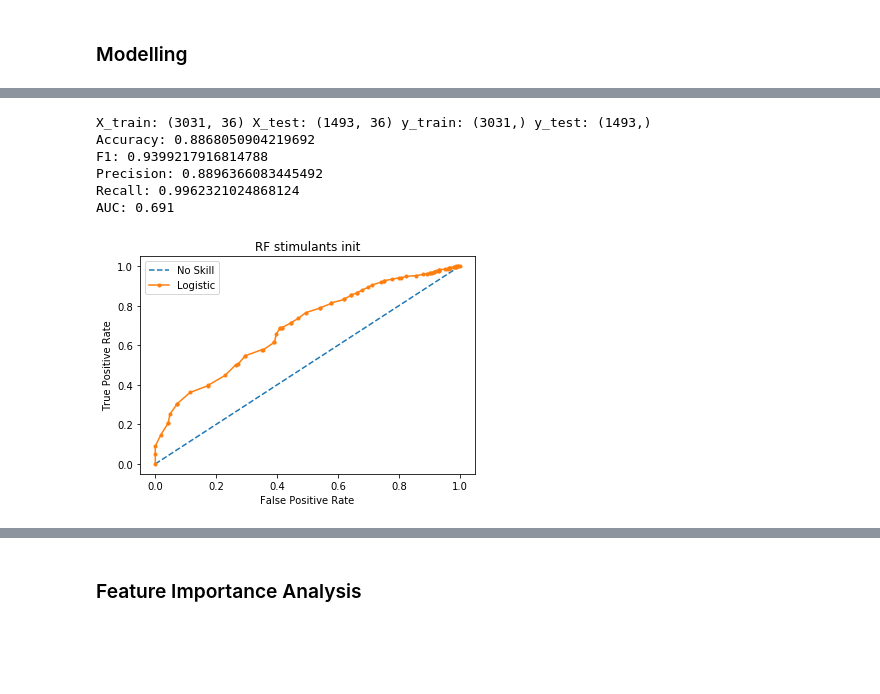
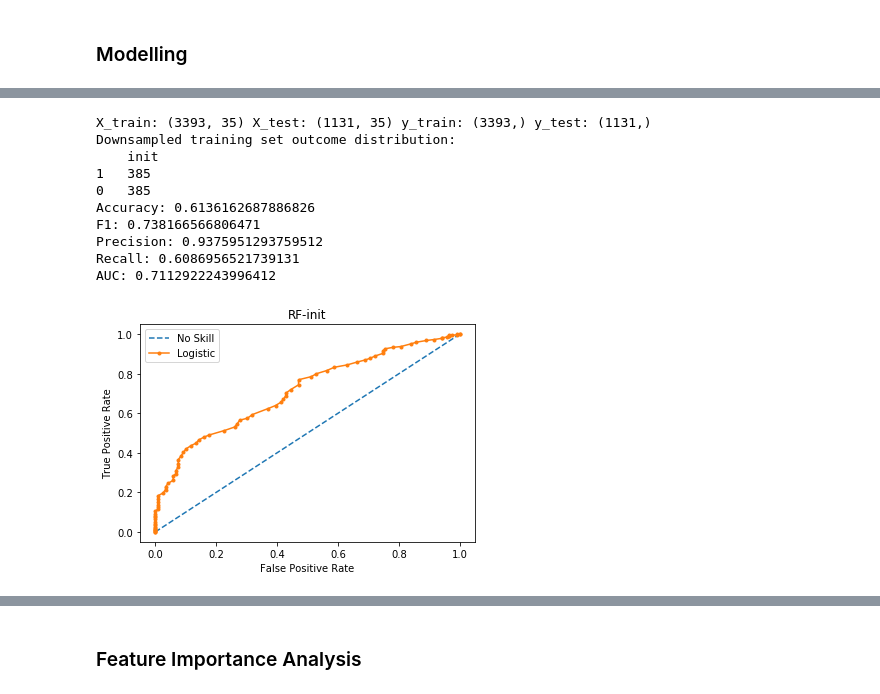
Before and after one commit to prathikr/Jordan-Prep, a Jupyter notebook: Jordan-Prep/mvp.ipynb, the cells around one changed output, grey strips where cells are left out. Drawn from its saved outputs; the diff is of its cells as text; code cells hidden in the pictures; blank space fills up the shorter version.

```diff
--- a/Jordan-Prep/mvp.ipynb
+++ b/Jordan-Prep/mvp.ipynb
@@ -156,11 +141,20 @@ stimulants_init = stimulants.drop(columns=['engage30'])
+# %%
+engage30 = df.drop(columns=['init'])
+init = df.drop(columns=['engage30'])
 # %%
-features_random_forest = list(opioids_engage30.columns)
+features_random_forest = list(engage30.columns)
 features_random_forest.remove('engage30')
 feature_importance_random_forest = pd.DataFrame({"feature": features_random_forest})
 feature_importance_random_forest = feature_importance_random_forest.set_index('feature')
 
 
-features_logistic_regression = list(get_logistic_regression_features(opioids_engage30).columns)
+features_logistic_regression = list(get_logistic_regression_features(engage30).columns)
 features_logistic_regression.remove('engage30')
 feature_importance_logistic_regression = pd.DataFrame({"feature": features_logistic_regression})
 feature_importance_logistic_regression = feature_importance_logistic_regression.set_index('feature')
+
+performance = []
+# %%
+feat_imp, perf_stats = run_model(RandomForestClassifier(), engage30, 'engage30')
+feature_importance_random_forest = feature_importance_random_forest.join(feat_imp)
+performance.append(perf_stats)
@@ -166,0 +173,6 @@ feature_importance_logistic_regression = feature_importance_logistic_regression.
+# %%
+engage30_logistic_regression = get_logistic_regression_features(engage30)
+
+feat_imp, perf_stats = run_model(LogisticRegression(max_iter=1000), engage30_logistic_regression, 'engage30')
+feature_importance_logistic_regression = feature_importance_logistic_regression.join(feat_imp)
+performance.append(perf_stats)
@@ -167,12 +191,17 @@ feature_importance_logistic_regression = feature_importance_logistic_regression.
 # %%
-random_forest_stimulants_init = run_model(RandomForestClassifier(), stimulants_init, 'stimulants', 'init')
-feature_importance_random_forest = feature_importance_random_forest.join(random_forest_stimulants_init)
+feat_imp, perf_stats = run_model(RandomForestClassifier(), init, 'init')
+feature_importance_random_forest = feature_importance_random_forest.join(feat_imp)
+performance.append(perf_stats)
 # %% [output]
-X_train: (3031, 36) X_test: (1493, 36) y_train: (3031,) y_test: (1493,)
-Accuracy: 0.8868050904219692
-F1: 0.9399217916814788
-Precision: 0.8896366083445492
-Recall: 0.9962321024868124
-AUC: 0.691
+X_train: (3393, 35) X_test: (1131, 35) y_train: (3393,) y_test: (1131,)
+Downsampled training set outcome distribution:
+    init
+1   385
+0   385
+Accuracy: 0.6136162687886826
+F1: 0.738166566806471
+Precision: 0.9375951293759512
+Recall: 0.6086956521739131
+AUC: 0.7112922243996412
-[figure, old version]
+[figure, new version]
 # %%
```
Also changed, not shown: parts of 30 cells of this notebook, 5 other files.
